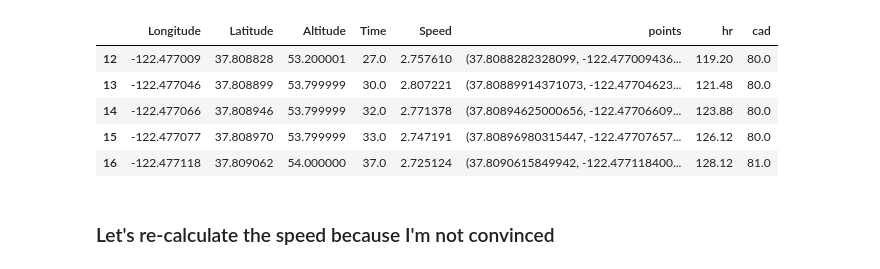
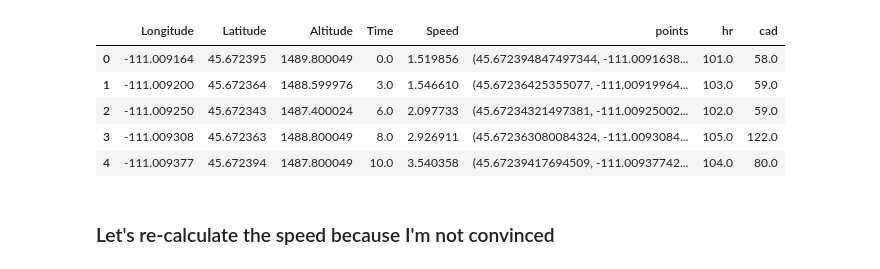
Before and after one commit to reyannlarkey/binder_test, a Jupyter notebook: main.ipynb, the cells around one changed output. Saved outputs shown, nothing was run; the diff lists cells and outputs as text; code cells hidden in the pictures.

```diff
--- a/main.ipynb
+++ b/main.ipynb
@@ -9,48 +9,53 @@ import numpy as np
 import collections
 %matplotlib notebook
 # %%
-gpx = gpxpy.parse(open('activity_4257789098.gpx')) # a gpx file from my garmin watch for a run I did
-gpx = gpxpy.parse(open('activity_4334092284.gpx')) # a gpx file from my garmin watch for a run I did
+bzn  = gpxpy.parse(open('activity_4257789098.gpx')) # BZN
+sf   = gpxpy.parse(open('activity_4334092284.gpx')) # SF
+kc   = gpxpy.parse(open('activity_4292449432.gpx')) # KC
+bzn2 = gpxpy.parse(open('activity_4264388805.gpx')) # BZN2
+
+
+gpx = bzn2
 track = gpx.tracks[0]
 segment = track.segments[0]
 # %%
 data = []
 segment_length = segment.length_3d()
 
 extension_data = collections.defaultdict(list)
 for point_idx, point in enumerate(segment.points):
     extensions = point.extensions
 
     for child in extensions[0].getchildren(): # this gets the extension data (hr and cadence) from the gpx file
         tag = child.tag.rsplit("}", 1)[-1]
         value = child.text
         extension_data[tag].append(float(value))
 
 
     data.append([point.longitude, point.latitude,
                  point.elevation, point.time, segment.get_speed(point_idx)])
 
 
 columns = ['Longitude', 'Latitude', 'Altitude', 'Time', 'Speed']
 df = pd.DataFrame(data, columns=columns)
 df['points'] = list(zip(df.Latitude, df.Longitude))
 
 df.Time = pd.to_datetime(df.Time, format = "%Y-%m-%d %H:%M:%S")
 df.Time = df.Time.dt.tz_localize(None)
 df.Time = (df.Time- df.Time.values[0]).dt.total_seconds()
 
 df['hr'] = extension_data['hr']
 df['cad'] = extension_data['cad']
-df['hr'] = df.hr.rolling(25, center = True).mean() # smooth the heart rate
-df = df.dropna()
+# df['hr'] = df.hr.rolling(25, center = True).mean() # smooth the heart rate
+# df = df.dropna()
 df.head()
 # %% [output]
 |  | Longitude | Latitude | Altitude | Time | Speed | points | hr | cad |
-| 12 | -122.477009 | 37.808828 | 53.200001 | 27.0 | 2.757610 | (37.8088282328099, -122.477009436... | 119.20 | 80.0 |
-| 13 | -122.477046 | 37.808899 | 53.799999 | 30.0 | 2.807221 | (37.80889914371073, -122.47704623... | 121.48 | 80.0 |
-| 14 | -122.477066 | 37.808946 | 53.799999 | 32.0 | 2.771378 | (37.80894625000656, -122.47706609... | 123.88 | 80.0 |
-| 15 | -122.477077 | 37.808970 | 53.799999 | 33.0 | 2.747191 | (37.80896980315447, -122.47707657... | 126.12 | 80.0 |
-| 16 | -122.477118 | 37.809062 | 54.000000 | 37.0 | 2.725124 | (37.8090615849942, -122.477118400... | 128.12 | 81.0 |
+| 0 | -111.009164 | 45.672395 | 1489.800049 | 0.0 | 1.519856 | (45.672394847497344, -111.0091638... | 101.0 | 58.0 |
+| 1 | -111.009200 | 45.672364 | 1488.599976 | 3.0 | 1.546610 | (45.67236425355077, -111.00919964... | 103.0 | 59.0 |
+| 2 | -111.009250 | 45.672343 | 1487.400024 | 6.0 | 2.097733 | (45.67234321497381, -111.00925002... | 102.0 | 59.0 |
+| 3 | -111.009308 | 45.672363 | 1488.800049 | 8.0 | 2.926911 | (45.672363080084324, -111.0093084... | 105.0 | 122.0 |
+| 4 | -111.009377 | 45.672394 | 1487.800049 | 10.0 | 3.540358 | (45.67239417694509, -111.00937742... | 104.0 | 80.0 |
 # %% [markdown]
 ### Let's re-calculate the speed because I'm not convinced
 # %%
```
Also changed, not shown: parts of 2 cells of this notebook, 1 other file.
